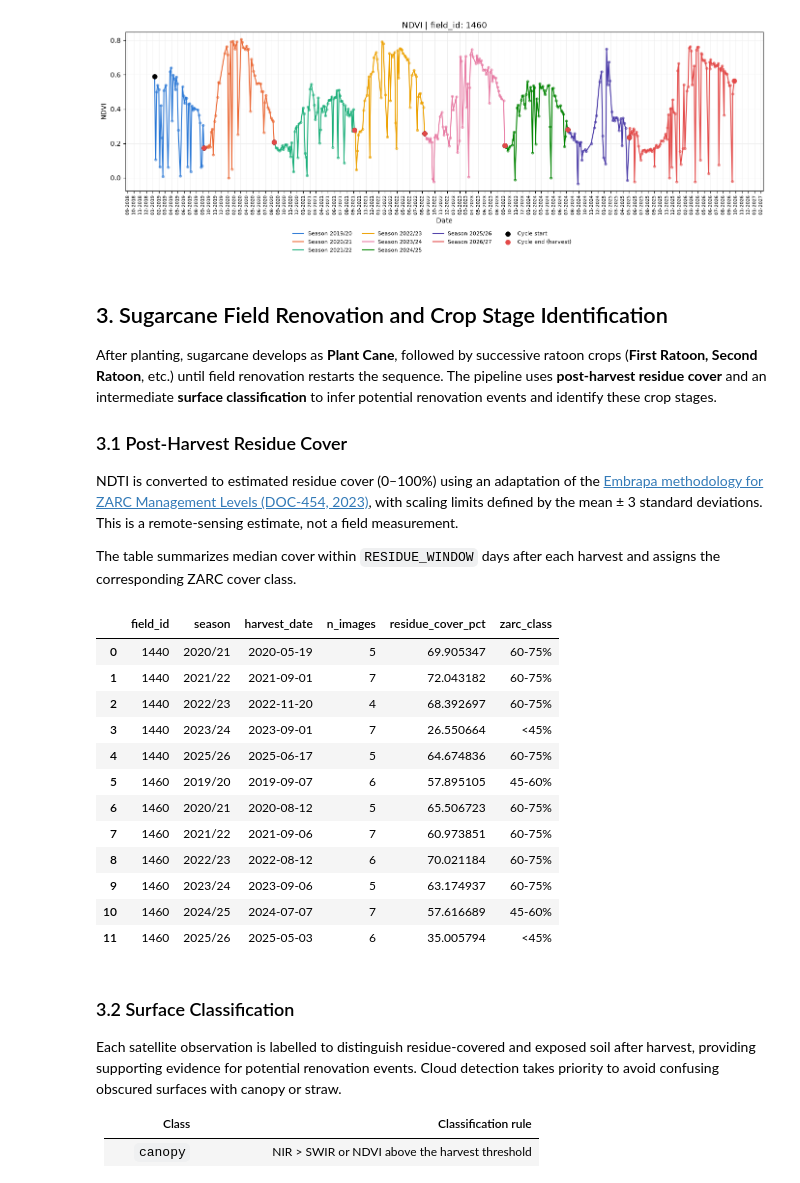
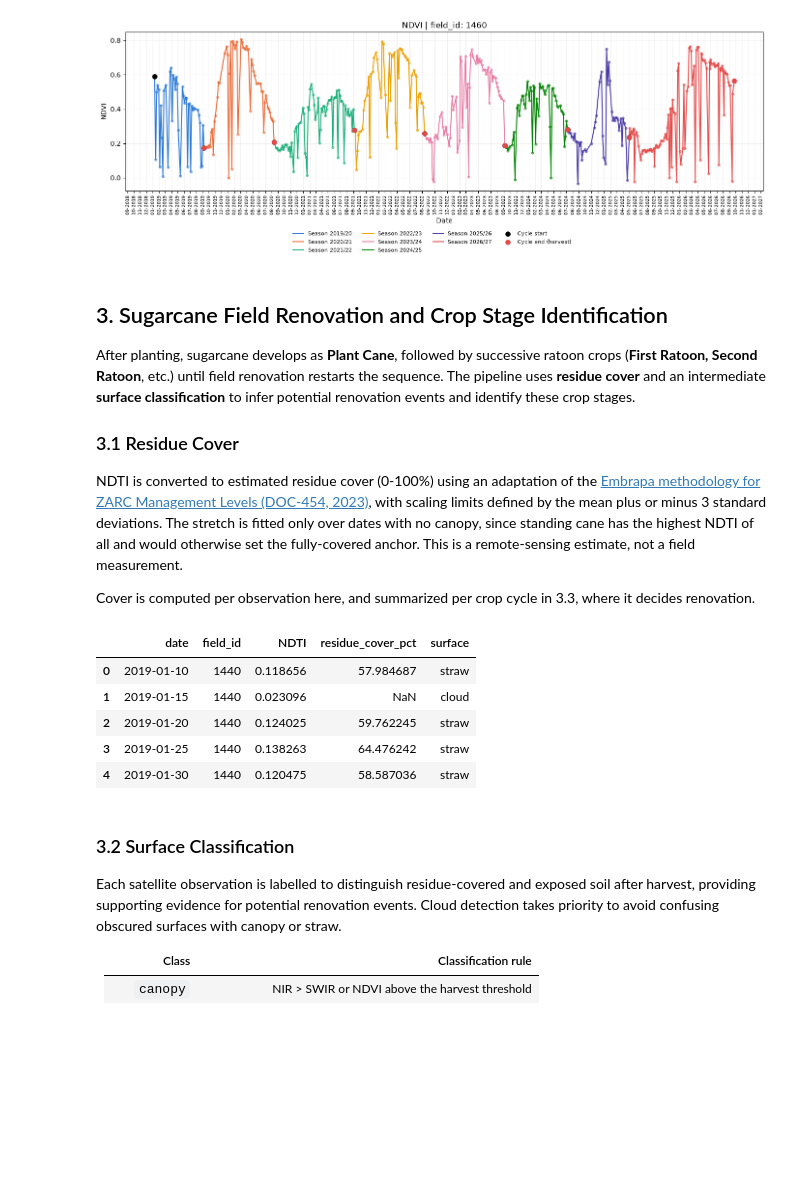
Before and after one commit to jfontenelli/cane_cycle, a Jupyter notebook: notebooks/sugarcane_cycle_analysis.ipynb, the cells around one changed output. Saved outputs shown, nothing was run; the diff lists cells and outputs as text; code cells hidden in the pictures; blank space fills up the shorter version.

```diff
--- a/notebooks/sugarcane_cycle_analysis.ipynb
+++ b/notebooks/sugarcane_cycle_analysis.ipynb
@@ -168,34 +166,25 @@ for field_id in FIELDS_TO_PLOT:
 # %% [markdown]
 ## 3. Sugarcane Field Renovation and Crop Stage Identification
 
-After planting, sugarcane develops as **Plant Cane**, followed by successive ratoon crops (**First Ratoon, Second Ratoon**, etc.) until field renovation restarts the sequence. The pipeline uses **post-harvest residue cover** and an intermediate **surface classification** to infer potential renovation events and identify these crop stages.
+After planting, sugarcane develops as **Plant Cane**, followed by successive ratoon crops (**First Ratoon, Second Ratoon**, etc.) until field renovation restarts the sequence. The pipeline uses **residue cover** and an intermediate **surface classification** to infer potential renovation events and identify these crop stages.
 
-### 3.1 Post-Harvest Residue Cover
+### 3.1 Residue Cover
 
-NDTI is converted to estimated residue cover (0–100%) using an adaptation of the [Embrapa methodology for ZARC Management Levels (DOC-454, 2023)](https://www.infoteca.cnptia.embrapa.br/infoteca/handle/doc/1156802), with scaling limits defined by the mean ± 3 standard deviations. This is a remote-sensing estimate, not a field measurement.
+NDTI is converted to estimated residue cover (0-100%) using an adaptation of the [Embrapa methodology for ZARC Management Levels (DOC-454, 2023)](https://www.infoteca.cnptia.embrapa.br/infoteca/handle/doc/1156802), with scaling limits defined by the mean plus or minus 3 standard deviations. The stretch is fitted only over dates with no canopy, since standing cane has the highest NDTI of all and would otherwise set the fully-covered anchor. This is a remote-sensing estimate, not a field measurement.
 
-The table summarizes median cover within `RESIDUE_WINDOW` days after each harvest and assigns the corresponding ZARC cover class.
+Cover is computed per observation here, and summarized per crop cycle in 3.3, where it decides renovation.
 # %%
 df = classify_surface(df, straw_cover_min=STRAW_COVER_MIN)
 df.to_csv(SURFACE_FILE, index=False)
 
-residue = summarize_residue(df, harvests, window_days=RESIDUE_WINDOW)
-residue.to_csv(RESIDUE_FILE, index=False)
-residue
+df[["date", "field_id", "NDTI", "residue_cover_pct", "surface"]].head()
 # %% [output]
-|  | field_id | season | harvest_date | n_images | residue_cover_pct | zarc_class |
-| 0 | 1440 | 2020/21 | 2020-05-19 | 5 | 69.905347 | 60-75% |
-| 1 | 1440 | 2021/22 | 2021-09-01 | 7 | 72.043182 | 60-75% |
-| 2 | 1440 | 2022/23 | 2022-11-20 | 4 | 68.392697 | 60-75% |
-| 3 | 1440 | 2023/24 | 2023-09-01 | 7 | 26.550664 | <45% |
-| 4 | 1440 | 2025/26 | 2025-06-17 | 5 | 64.674836 | 60-75% |
-| 5 | 1460 | 2019/20 | 2019-09-07 | 6 | 57.895105 | 45-60% |
-| 6 | 1460 | 2020/21 | 2020-08-12 | 5 | 65.506723 | 60-75% |
-| 7 | 1460 | 2021/22 | 2021-09-06 | 7 | 60.973851 | 60-75% |
-| 8 | 1460 | 2022/23 | 2022-08-12 | 6 | 70.021184 | 60-75% |
-| 9 | 1460 | 2023/24 | 2023-09-06 | 5 | 63.174937 | 60-75% |
-| 10 | 1460 | 2024/25 | 2024-07-07 | 7 | 57.616689 | 45-60% |
-| 11 | 1460 | 2025/26 | 2025-05-03 | 6 | 35.005794 | <45% |
+|  | date | field_id | NDTI | residue_cover_pct | surface |
+| 0 | 2019-01-10 | 1440 | 0.118656 | 57.984687 | straw |
+| 1 | 2019-01-15 | 1440 | 0.023096 | NaN | cloud |
+| 2 | 2019-01-20 | 1440 | 0.124025 | 59.762245 | straw |
+| 3 | 2019-01-25 | 1440 | 0.138263 | 64.476242 | straw |
+| 4 | 2019-01-30 | 1440 | 0.120475 | 58.587036 | straw |
 # %% [markdown]
 ### 3.2 Surface Classification
 
```
Also changed, not shown: parts of 13 cells of this notebook, 11 other files.
